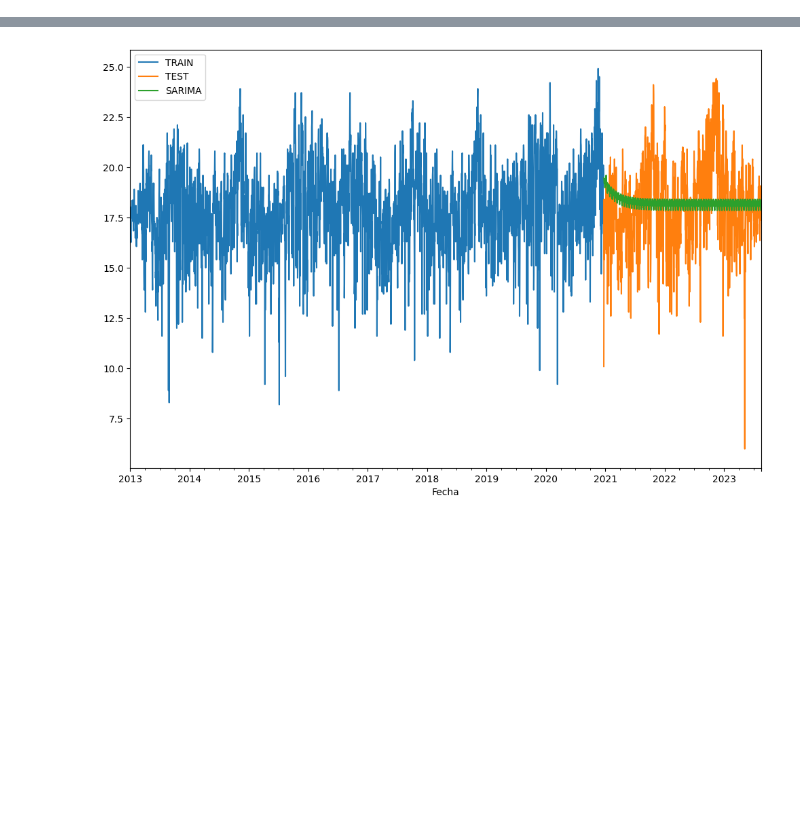
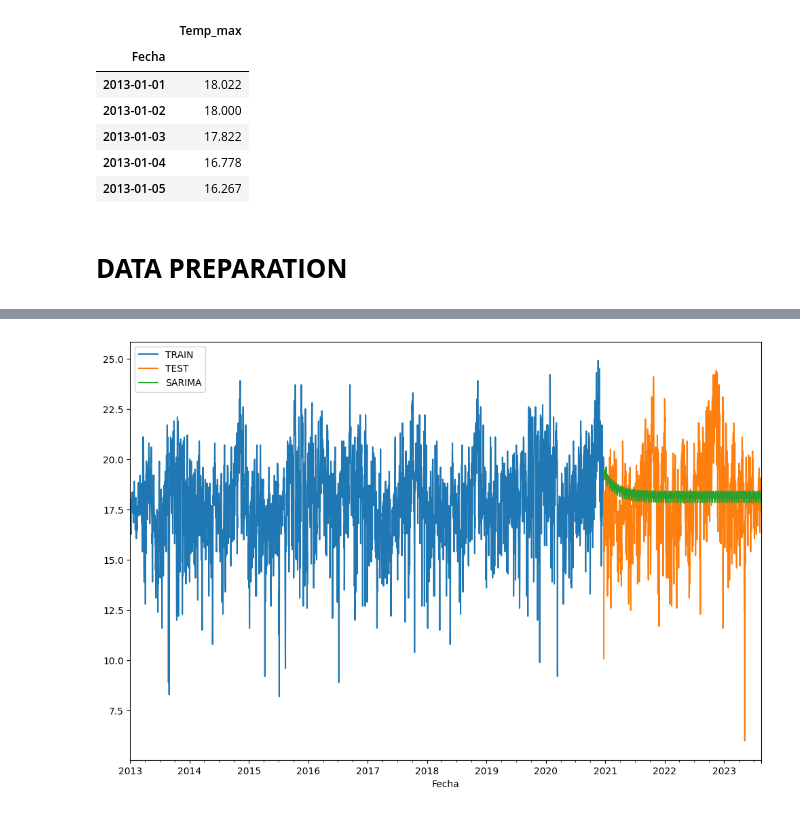
Before and after one commit to alrigo123/Time-Series-Predictive-Models, a Jupyter notebook: (S)ARIMA.ipynb, the cells around one changed output, grey strips where cells are left out. Cells and saved outputs as stored; diff of their text form; code cells hidden in the pictures; blank space fills up the shorter version.

```diff
--- a/(S)ARIMA.ipynb
+++ b/(S)ARIMA.ipynb
@@ -157,0 +49,16 @@ Freq: D, Name: predicted_mean, Length: 971, dtype: float64
+# %%
+#--- SELECT TARGET VARIABLE ---#
+# We are dropping all columns except 'Temp_max' to isolate the target variable.
+data = data.drop(["Año", "Dia", "Mes", "Temp_media", "Humedad", "Precipitacion", "Temp_min"], axis=1) # DAILY MAXIMUM TEMPERATURE DATA FRAME
+# data = data.drop(["Año", "Mes", "Temp_media", "Humedad", "Temp_min", "Precipitacion"], axis=1)# # MONTHLY MAXIMUM TEMPERATURE DATA FRAME
+
+# Display the first few rows of the dataframe after dropping columns
+data.head()
+# %% [output]
+|  | Temp_max |
+| Fecha |  |
+| 2013-01-01 | 18.022 |
+| 2013-01-02 | 18.000 |
+| 2013-01-03 | 17.822 |
+| 2013-01-04 | 16.778 |
+| 2013-01-05 | 16.267 |
@@ -157,0 +77,2 @@ Freq: D, Name: predicted_mean, Length: 971, dtype: float64
+# %% [markdown]
+# **DATA PREPARATION**
```
Also changed, not shown: parts of 42 cells of this notebook, 7 other files.
